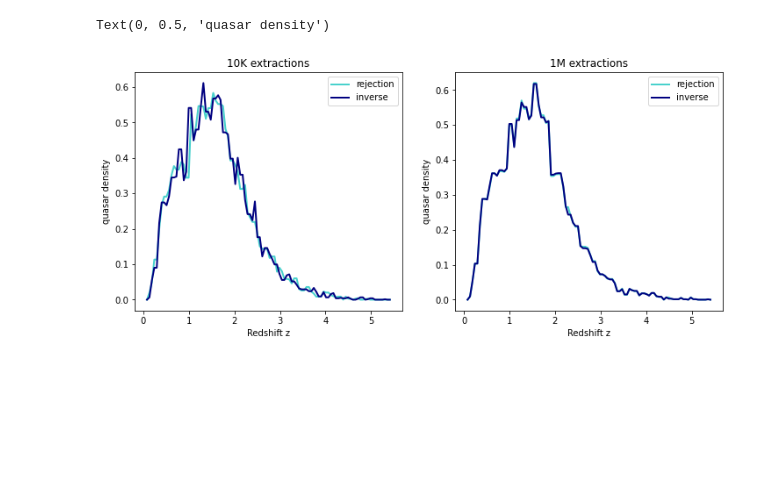
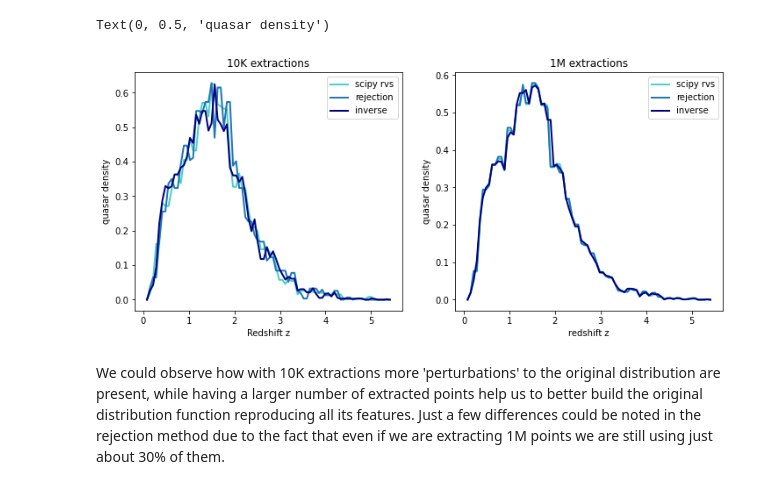
Before and after one commit to giuliapru/astrostatistics_bicocca_2022, a Jupyter notebook: working/L04_quasar_distribution.ipynb, the cells around one changed output. Drawn from its saved outputs; the diff is of its cells as text; code cells hidden in the pictures; blank space fills up the shorter version.

```diff
--- a/working/L04_quasar_distribution.ipynb
+++ b/working/L04_quasar_distribution.ipynb
@@ -54,0 +84,35 @@ Text(0.5, 1.0, 'Rejection method: pdf')
+# %%
+#extracting data with rejection method
+x_sam = np.random.uniform(np.min(z), np.max(z), 10000)
+y_sam = np.random.uniform(0, fmax, 10000)
+good_x = x_sam[y_sam<function.pdf(x_sam)]
+print(r'The accepted points represent the ', int(len(good_x)/10000*100), '% of the extractions' )
+
+#.. with a larger dataset
+x_sam_2 = np.random.uniform(np.min(z), np.max(z), 1000000)
+y_sam_2 = np.random.uniform(0, fmax, 1000000)
+good_x2 = x_sam_2[y_sam_2<function.pdf(x_sam_2)]
+print('The accepted points represent the ', int(len(good_x2)/1000000*100), '% of the extractions' )
+
+#interpolated pdf from the new extractions
+f1_r = rv_histogram(np.histogram(good_x, density=True, bins=50))
+f2_r = rv_histogram(np.histogram(good_x2, density=True, bins=50))
+
+#plotting the results
+fig, ax = plt.subplots(1,2, figsize=(12,5))
+
+ax[0].hist(z, bins=50, density=True, histtype='step', color='black', lw=2, label ='original distribution')
+ax[0].hist(good_x, bins = 50, density=True, histtype='step', lw=1, color='tab:orange', label = '10K extractions')
+ax[0].hist(good_x2, bins = 50, density=True, histtype='step', lw=1.5, color='tab:green', label = '1M extractions')
+ax[0].legend()
+ax[0].set_xlabel('redshift z')
+ax[0].set_ylabel('quasar density')
+ax[0].set_title('Rejection method: cloned histogram')
+
+ax[1].plot(xaxis, function.pdf(xaxis), color='black', lw=2.5, label ='original distribution')
+ax[1].plot(xaxis, f1.pdf(xaxis), color='tab:orange', lw=1, label = '10K extractions')
+ax[1].plot(xaxis, f2.pdf(xaxis), color='tab:green', lw=1.5, label = '1M extractions')
+ax[1].legend()
+ax[1].set_xlabel('redshift z')
+ax[1].set_ylabel('quasar density')
+ax[1].set_title('Rejection method: cloned pdf')
@@ -85,22 +189,26 @@ ax[2].plot(xaxis, rv_histogram(np.histogram(y_inv1, bins=70, density=True)).pdf(
 # %%
-#comparing the two methods
+#comparing the three methods
 fig, ax = plt.subplots(1,2, figsize=(12,5))
 
-ax[0].plot(xaxis, f1.pdf(xaxis), color='mediumturquoise', lw=2, label = 'rejection')
+ax[0].plot(xaxis, f1.pdf(xaxis), color='mediumturquoise', lw=2, label = 'scipy rvs')
+ax[0].plot(xaxis, f1_r.pdf(xaxis), color='tab:blue', lw=2, label = 'rejection')
 ax[0].plot(xaxis, rv_histogram(np.histogram(y_inv, bins=70, density=True)).pdf(xaxis),
            lw=2, color='navy', label = 'inverse')
 ax[0].legend()
 ax[0].set_title('10K extractions')
 ax[0].set_xlabel('Redshift z')
 ax[0].set_ylabel('quasar density')
 
-ax[1].plot(xaxis, f2.pdf(xaxis), color='mediumturquoise', lw=2, label = 'rejection')
+ax[1].plot(xaxis, f2.pdf(xaxis), color='mediumturquoise', lw=2, label = 'scipy rvs')
+ax[1].plot(xaxis, f2_r.pdf(xaxis), color='tab:blue', lw=2, label = 'rejection')
 ax[1].plot(xaxis, rv_histogram(np.histogram(y_inv1, bins=70, density=True)).pdf(xaxis),
            lw=2, color='navy', label = 'inverse')
 ax[1].legend()
 ax[1].set_title('1M extractions')
-ax[1].set_xlabel('Redshift z')
+ax[1].set_xlabel('redshift z')
 ax[1].set_ylabel('quasar density')
 # %% [output]
 Text(0, 0.5, 'quasar density')
-[figure, old version]
+[figure, new version]
+# %% [markdown]
+We could observe how with 10K extractions more 'perturbations' to the original distribution are present, while having a larger number of extracted points help us to better build the original distribution function reproducing all its features. Just a few differences could be noted in the rejection method due to the fact that even if we are extracting 1M points we are still using just about 30% of them.
```
Also changed, not shown: parts of 16 cells of this notebook.
